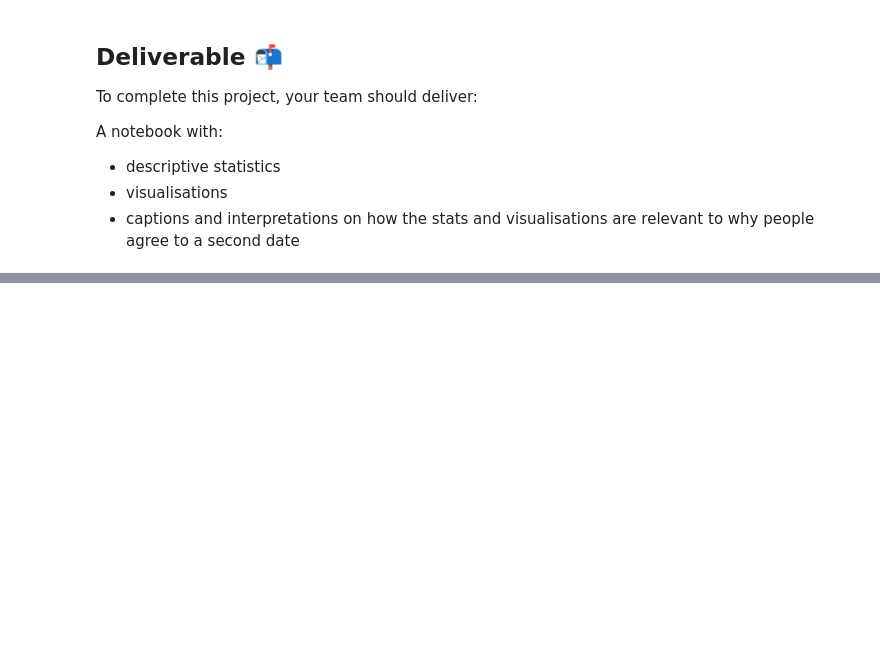
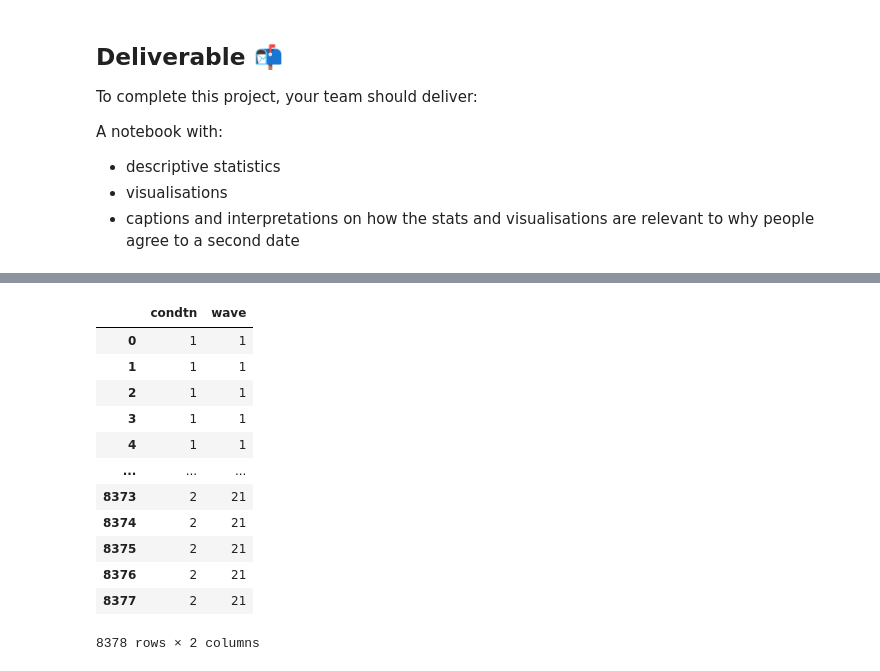
Before and after one commit to leasch10/tinder_project, a Jupyter notebook: 01-Speed_Dating.ipynb, the cells around one changed output, grey strips where cells are left out. Drawn from its saved outputs; the diff is of its cells as text; code cells hidden in the pictures; blank space fills up the shorter version.

```diff
--- a/01-Speed_Dating.ipynb
+++ b/01-Speed_Dating.ipynb
@@ -58,0 +90,17 @@ A notebook with:
+# %%
+test = (df.loc[:,["condtn","wave"]])
+display(test)
+# %% [output]
+|  | condtn | wave |
+| 0 | 1 | 1 |
+| 1 | 1 | 1 |
+| 2 | 1 | 1 |
+| 3 | 1 | 1 |
+| 4 | 1 | 1 |
+| ... | ... | ... |
+| 8373 | 2 | 21 |
+| 8374 | 2 | 21 |
+| 8375 | 2 | 21 |
+| 8376 | 2 | 21 |
+| 8377 | 2 | 21 |
+8378 rows × 2 columns
```
Also changed, not shown: parts of 14 cells of this notebook.
